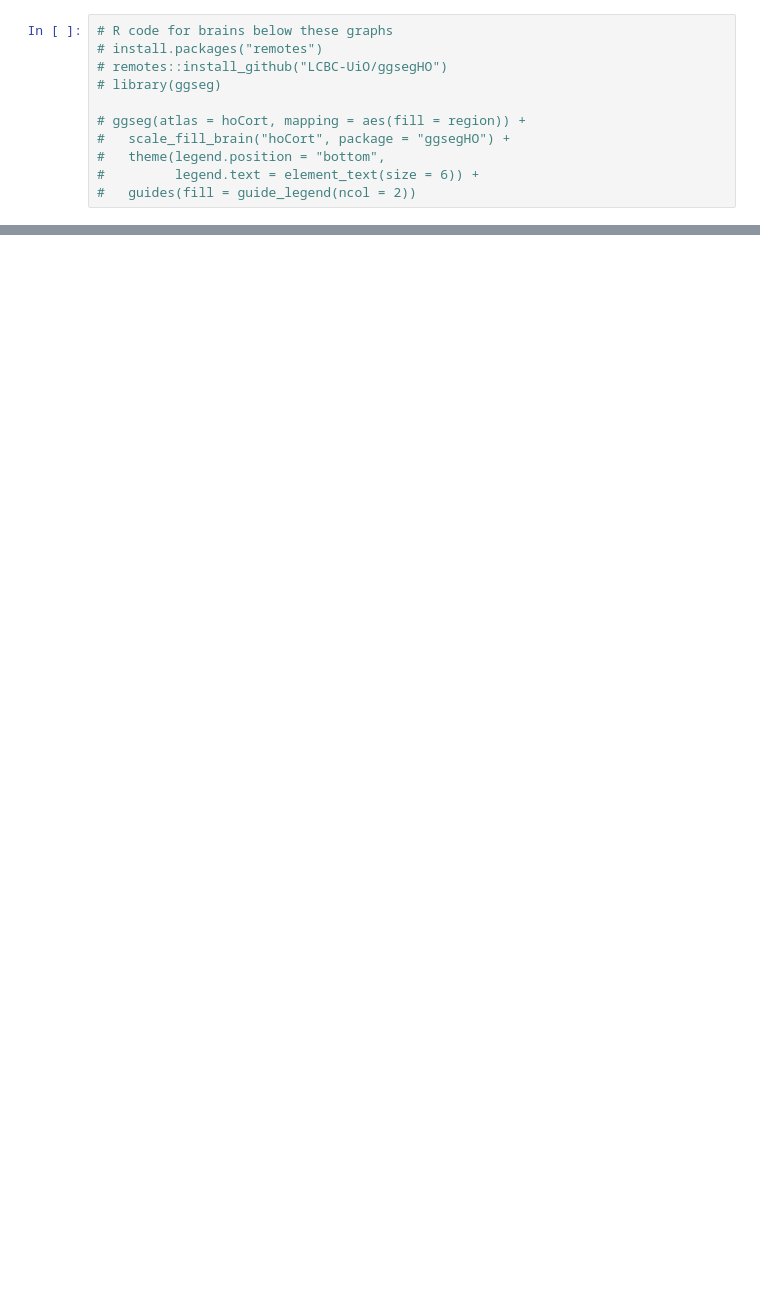
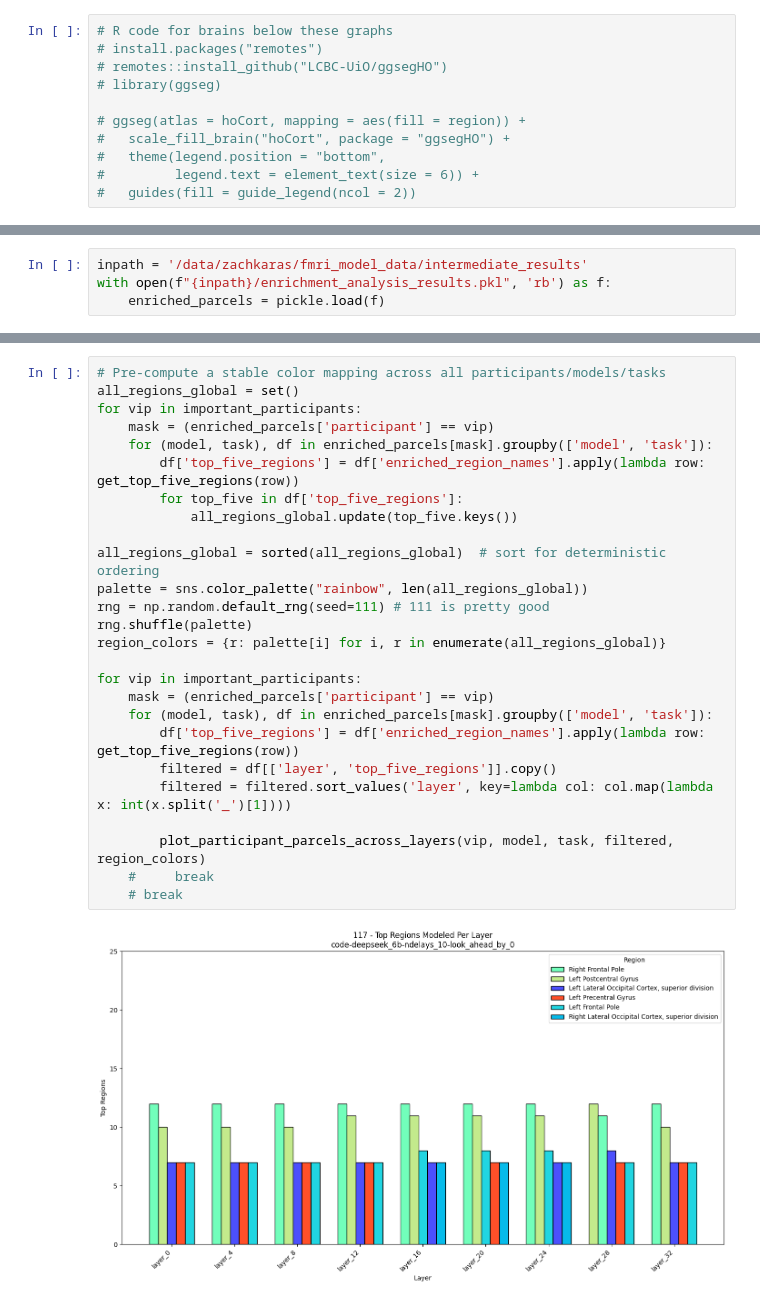
Before and after one commit to largehappygroup/fmri_model, a Jupyter notebook: analysis/fir/rq2_parcel_proportions.ipynb, the cells around one changed output, grey strips where cells are left out. Cells and saved outputs as stored; diff of their text form; blank space fills up the shorter version.

```diff
--- a/analysis/fir/rq2_parcel_proportions.ipynb
+++ b/analysis/fir/rq2_parcel_proportions.ipynb
@@ -269,0 +275,4 @@ for m in best_models:
+# %%
+inpath = '/data/zachkaras/fmri_model_data/intermediate_results'
+with open(f"{inpath}/enrichment_analysis_results.pkl", 'rb') as f:
+    enriched_parcels = pickle.load(f)
@@ -269,0 +328,28 @@ for m in best_models:
+# %%
+# Pre-compute a stable color mapping across all participants/models/tasks
+all_regions_global = set()
+for vip in important_participants:
+    mask = (enriched_parcels['participant'] == vip)
+    for (model, task), df in enriched_parcels[mask].groupby(['model', 'task']):
+        df['top_five_regions'] = df['enriched_region_names'].apply(lambda row: get_top_five_regions(row))
+        for top_five in df['top_five_regions']:
+            all_regions_global.update(top_five.keys())
+
+all_regions_global = sorted(all_regions_global)  # sort for deterministic ordering
+palette = sns.color_palette("rainbow", len(all_regions_global))
+rng = np.random.default_rng(seed=111) # 111 is pretty good
+rng.shuffle(palette)
+region_colors = {r: palette[i] for i, r in enumerate(all_regions_global)}
+
+for vip in important_participants:
+    mask = (enriched_parcels['participant'] == vip)
+    for (model, task), df in enriched_parcels[mask].groupby(['model', 'task']):
+        df['top_five_regions'] = df['enriched_region_names'].apply(lambda row: get_top_five_regions(row))
+        filtered = df[['layer', 'top_five_regions']].copy()
+        filtered = filtered.sort_values('layer', key=lambda col: col.map(lambda x: int(x.split('_')[1])))
+
+        plot_participant_parcels_across_layers(vip, model, task, filtered, region_colors)
+    #     break
+    # break
+# %% [output]
+[figure, added]
```
Also changed, not shown: parts of 9 cells of this notebook, 4 other files.
